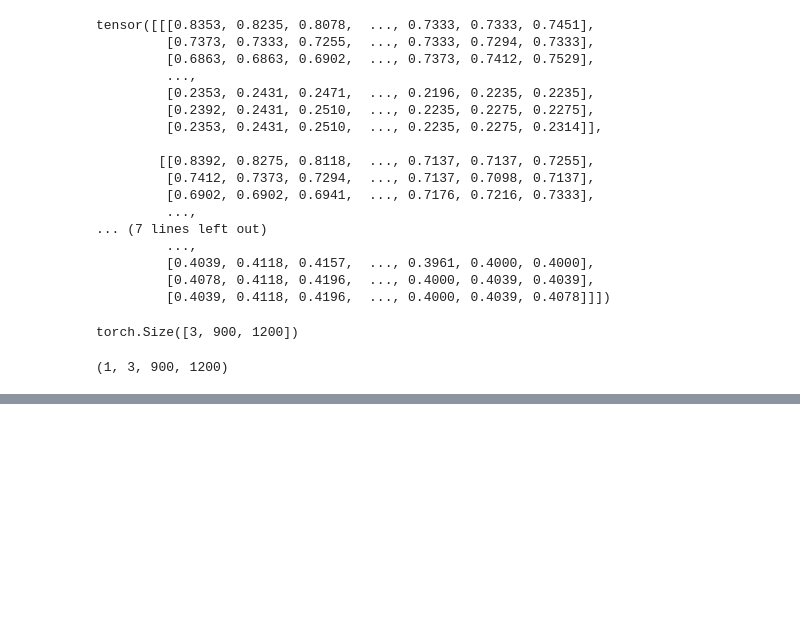
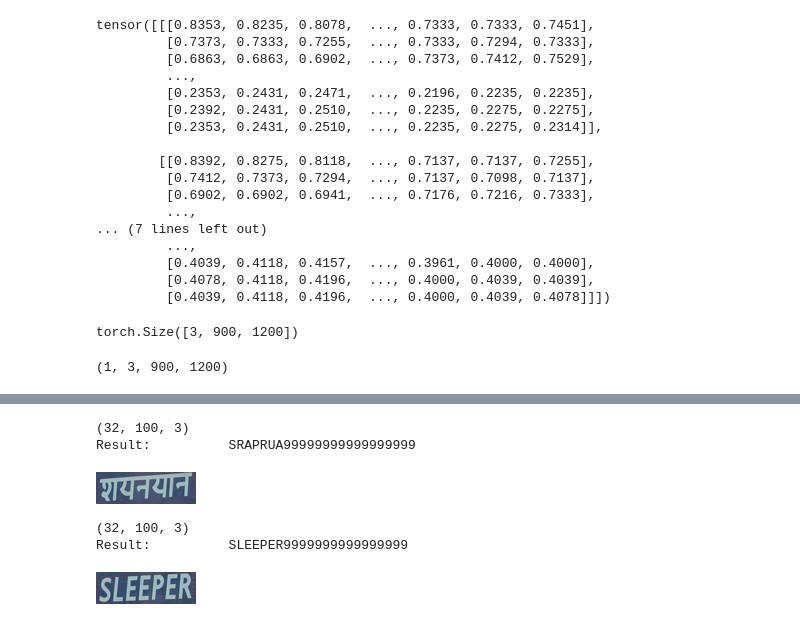
Before and after one commit to NKAnzu/exp1, a Jupyter notebook: [GD-12] OCR_Detect_Image_Text.ipynb, the cells around one changed output, grey strips where cells are left out. Saved outputs shown, nothing was run; the diff lists cells and outputs as text; code cells hidden in the pictures; blank space fills up the shorter version.

```diff
--- a/[GD-12] OCR_Detect_Image_Text.ipynb
+++ b/[GD-12] OCR_Detect_Image_Text.ipynb
@@ -598,0 +650,24 @@ ValueError: too many values to unpack (expected 2)
+# %%
+def recognize_img(pil_img, input_img_size=(100,32)):
+    # TODO: 잘려진 단어 이미지를 인식하는 코드를 작성하세요!
+    pil_img = pil_img.resize(input_img_size)
+
+    np_img = np.array(pil_img)
+    print(np_img.shape)
+    np_img = np.transpose(np_img,(1,0,2))
+    np_img = np_img[np.newaxis,:,:,:]
+
+    output = model_pred.predict(np_img)
+    result = decode_predict_ctc(output, chars="-"+TARGET_CHARACTERS)[0].replace('-','')
+    print("Result: \t", result)
+    display(Image.fromarray(np.array(pil_img).astype(np.uint8)))
+# %%
+for _img in cropped_img:
+    recognize_img(_img)
+# %% [output]
+(32, 100, 3)
+Result:          SRAPRUA99999999999999999
+[figure, added]
+(32, 100, 3)
+Result:          SLEEPER9999999999999999
+[figure, added]
```
Also changed, not shown: parts of 17 cells of this notebook.
